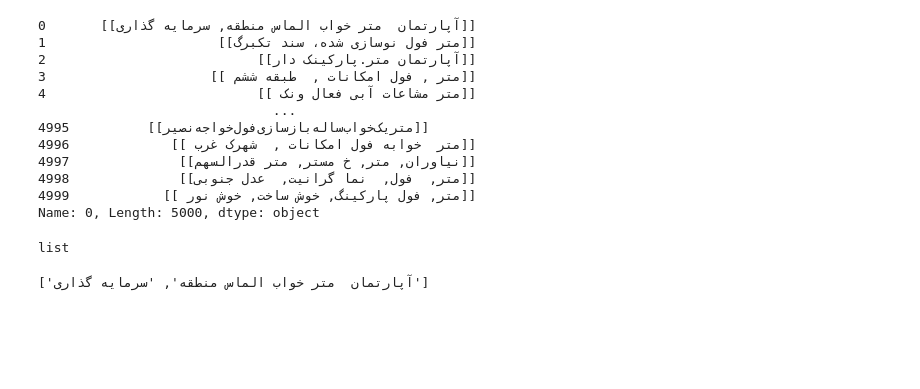
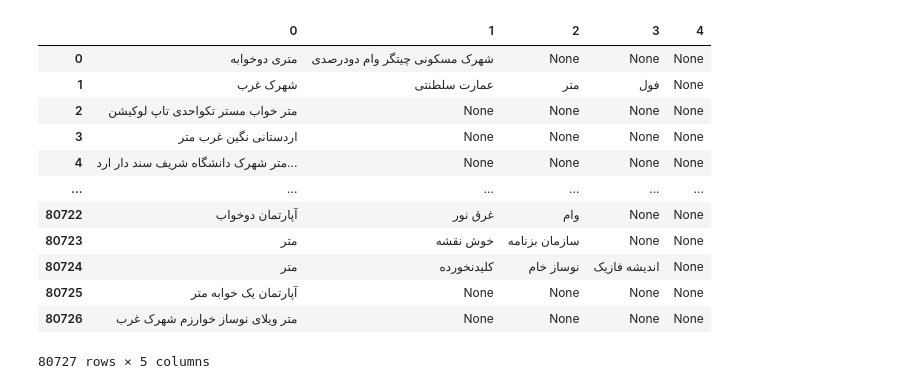
Before and after one commit to alirahmani93/house_price_estimation, a Jupyter notebook: preprocess/description_parnian.ipynb, the cells around one changed output. Saved outputs shown, nothing was run; the diff lists cells and outputs as text; code cells hidden in the pictures; blank space fills up the shorter version.

```diff
--- a/preprocess/description_parnian.ipynb
+++ b/preprocess/description_parnian.ipynb
@@ -46,4 +37,20 @@ pandas.core.series.Series
 # %%
 # series.str.split(',')
 series1 = series.str.split(',', expand=True)[0]
-split_series = series1.str.split('|').apply(lambda x: [item.split('_') for item in x])
+# split_series = series1.str.split(' ').apply(lambda x: [item.split('_') for item in x])
+series2 = series1.str.split('_', expand=True)
+series2
+# %% [output]
+|  | 0 | 1 | 2 | 3 | 4 |
+| 0 | متری دوخوابه | شهرک مسکونی چیتگر وام دودرصدی | None | None | None |
+| 1 | شهرک غرب | عمارت سلطنتی | متر | فول | None |
+| 2 | متر خواب مستر تکواحدی تاپ لوکیشن | None | None | None | None |
+| 3 | اردستانی نگین غرب متر | None | None | None | None |
+| 4 | متر شهرک دانشگاه شریف سند دار ارد... | None | None | None | None |
+| ... | ... | ... | ... | ... | ... |
+| 80722 | آپارتمان دوخواب | غرق نور | وام | None | None |
+| 80723 | متر | خوش نقشه | سازمان بزنامه | None | None |
+| 80724 | متر | کلیدنخورده | نوساز خام | اندیشه فازیک | None |
+| 80725 | آپارتمان یک خوابه متر | None | None | None | None |
+| 80726 | متر ویلای نوساز خوارزم شهرک غرب | None | None | None | None |
+80727 rows × 5 columns
@@ -52,25 +56,0 @@ test_series = pd.Series(split_series)
-# %%
-test_series
-# %% [output]
-0       [[آپارتمان  متر خواب الماس منطقه, سرمایه گذاری]]
-1                      [[متر فول نوسازی شده، سند تکبرگ]]
-2                           [[آپارتمان متر.پارکینک دار]]
-3                     [[ متر , فول امکانات ,  طبقه ششم]]
-4                           [[ متر مشاعات آبی فعال ونک]]
-                              ...
-4995          [[متریک‌خواب‌ساله‌بازسازی‌فول‌خواجه‌نصیر]]
-4996             [[ متر  خوابه فول امکانات ,  شهرک غرب]]
-4997              [[نیاوران, متر, خ مستر, متر قدرالسهم]]
-4998              [[متر,  فول,  نما گرانیت,  عدل جنوبی]]
-4999            [[ متر, فول پارکینگ, خوش ساخت, خوش نور]]
-Name: 0, Length: 5000, dtype: object
-# %%
-type(test_series[0])
-# %% [output]
-list
-# %%
-my_list = test_series[0]
-values = ' '.join(str(x) for x in my_list)
-print(values)
-# %% [output]
-['آپارتمان  متر خواب الماس منطقه', 'سرمایه گذاری']
```
Also changed, not shown: parts of 98 cells of this notebook, 2 other files.
